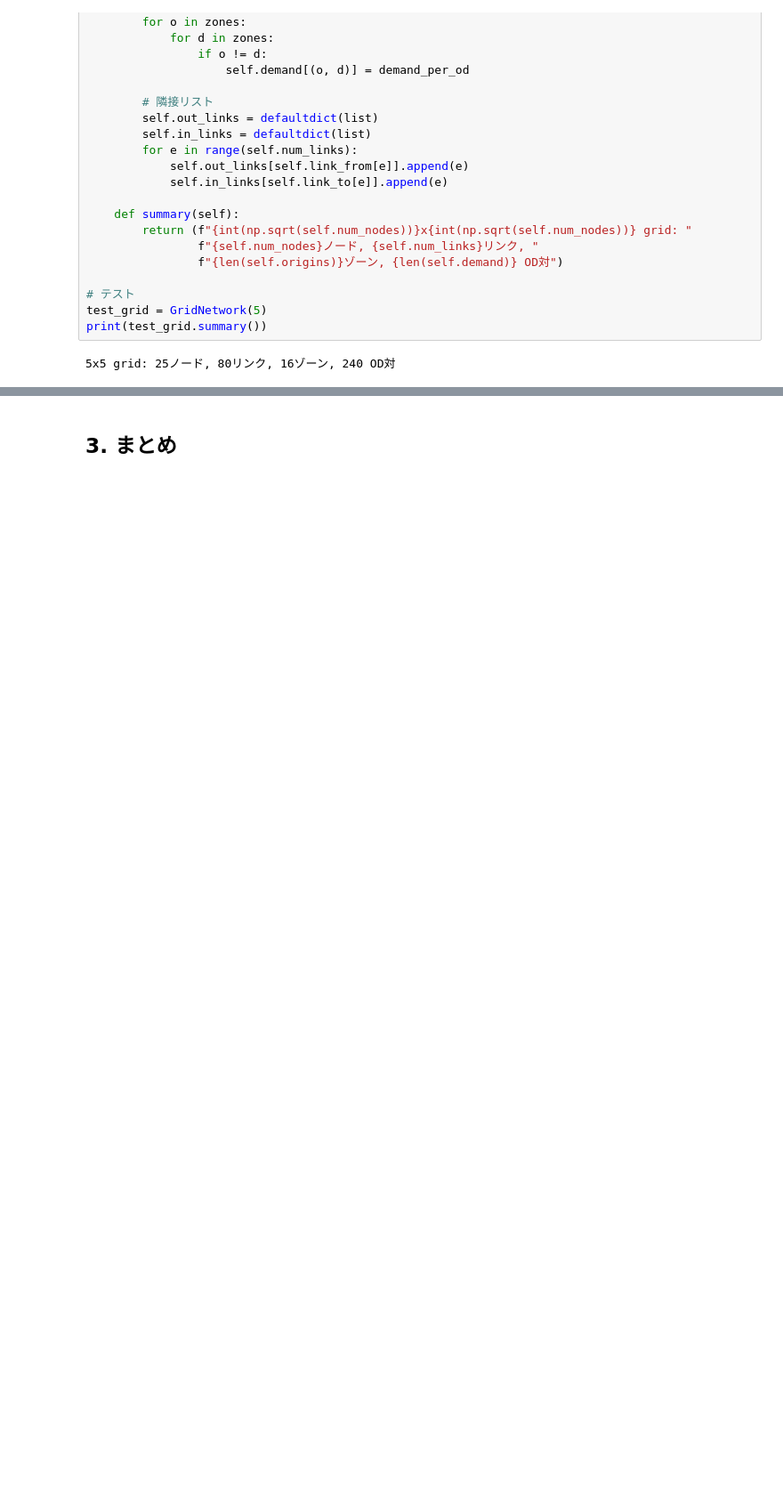
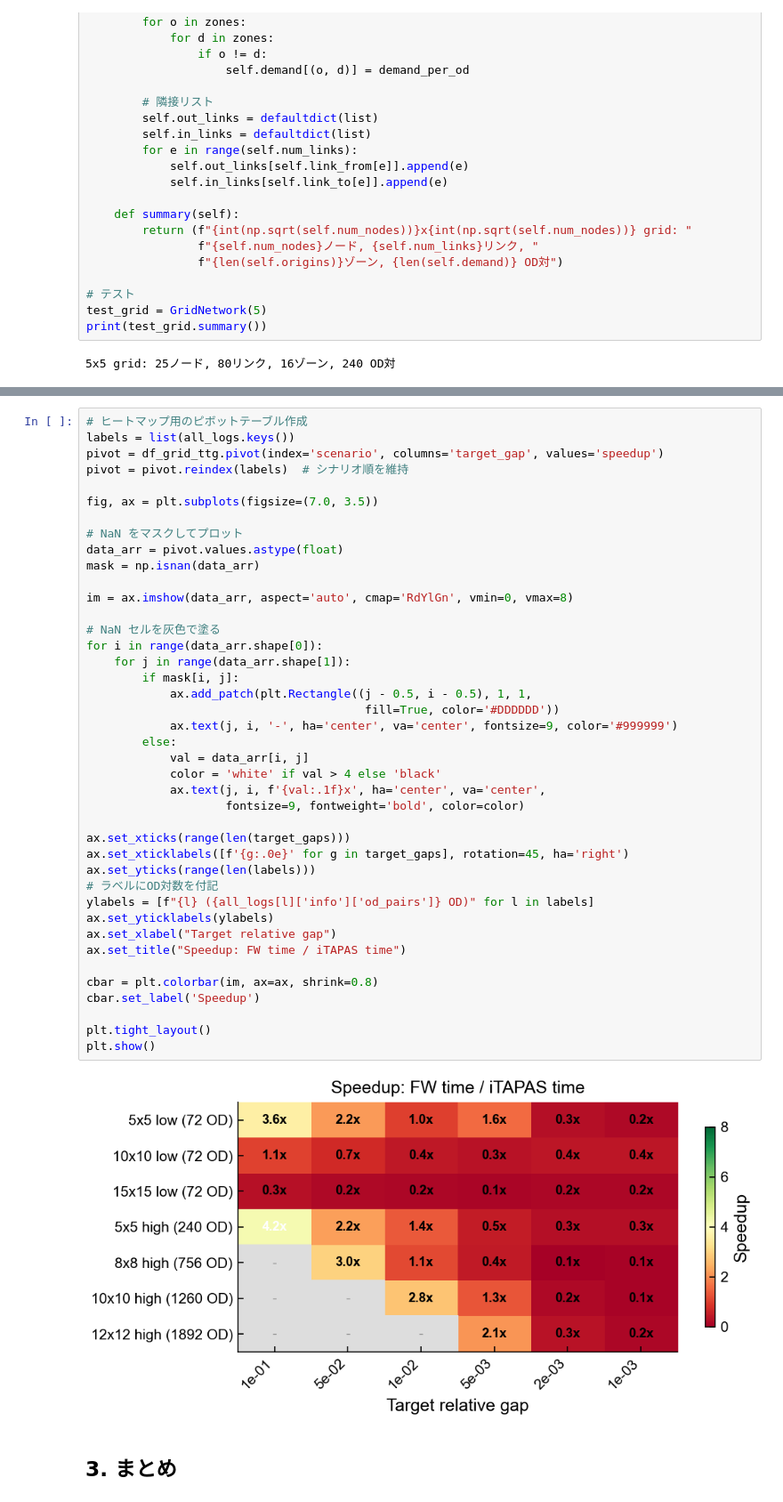
Before and after one commit to takala4/takala-bako, a Jupyter notebook: itapas/comparison.ipynb, the cells around one changed output, grey strips where cells are left out. Shown at 89% size. Cells and saved outputs as stored; diff of their text form; blank space fills up the shorter version.

```diff
--- a/itapas/comparison.ipynb
+++ b/itapas/comparison.ipynb
@@ -629,3 +545,46 @@ plt.show()
+# %%
+# ヒートマップ用のピボットテーブル作成
+labels = list(all_logs.keys())
+pivot = df_grid_ttg.pivot(index='scenario', columns='target_gap', values='speedup')
+pivot = pivot.reindex(labels)  # シナリオ順を維持
+
+fig, ax = plt.subplots(figsize=(7.0, 3.5))
+
+# NaN をマスクしてプロット
+data_arr = pivot.values.astype(float)
+mask = np.isnan(data_arr)
+
+im = ax.imshow(data_arr, aspect='auto', cmap='RdYlGn', vmin=0, vmax=8)
+
+# NaN セルを灰色で塗る
+for i in range(data_arr.shape[0]):
+    for j in range(data_arr.shape[1]):
+        if mask[i, j]:
+            ax.add_patch(plt.Rectangle((j - 0.5, i - 0.5), 1, 1,
+                                        fill=True, color='#DDDDDD'))
+            ax.text(j, i, '-', ha='center', va='center', fontsize=9, color='#999999')
+        else:
+            val = data_arr[i, j]
+            color = 'white' if val > 4 else 'black'
+            ax.text(j, i, f'{val:.1f}x', ha='center', va='center',
+                    fontsize=9, fontweight='bold', color=color)
+
+ax.set_xticks(range(len(target_gaps)))
+ax.set_xticklabels([f'{g:.0e}' for g in target_gaps], rotation=45, ha='right')
+ax.set_yticks(range(len(labels)))
+# ラベルにOD対数を付記
+ylabels = [f"{l} ({all_logs[l]['info']['od_pairs']} OD)" for l in labels]
+ax.set_yticklabels(ylabels)
+ax.set_xlabel("Target relative gap")
+ax.set_title("Speedup: FW time / iTAPAS time")
+
+cbar = plt.colorbar(im, ax=ax, shrink=0.8)
+cbar.set_label('Speedup')
+
+plt.tight_layout()
+plt.show()
+# %% [output]
+[figure, added]
 # %% [markdown]
 ## 3. まとめ
 # %%
```
Also changed, not shown: parts of 15 cells of this notebook.
